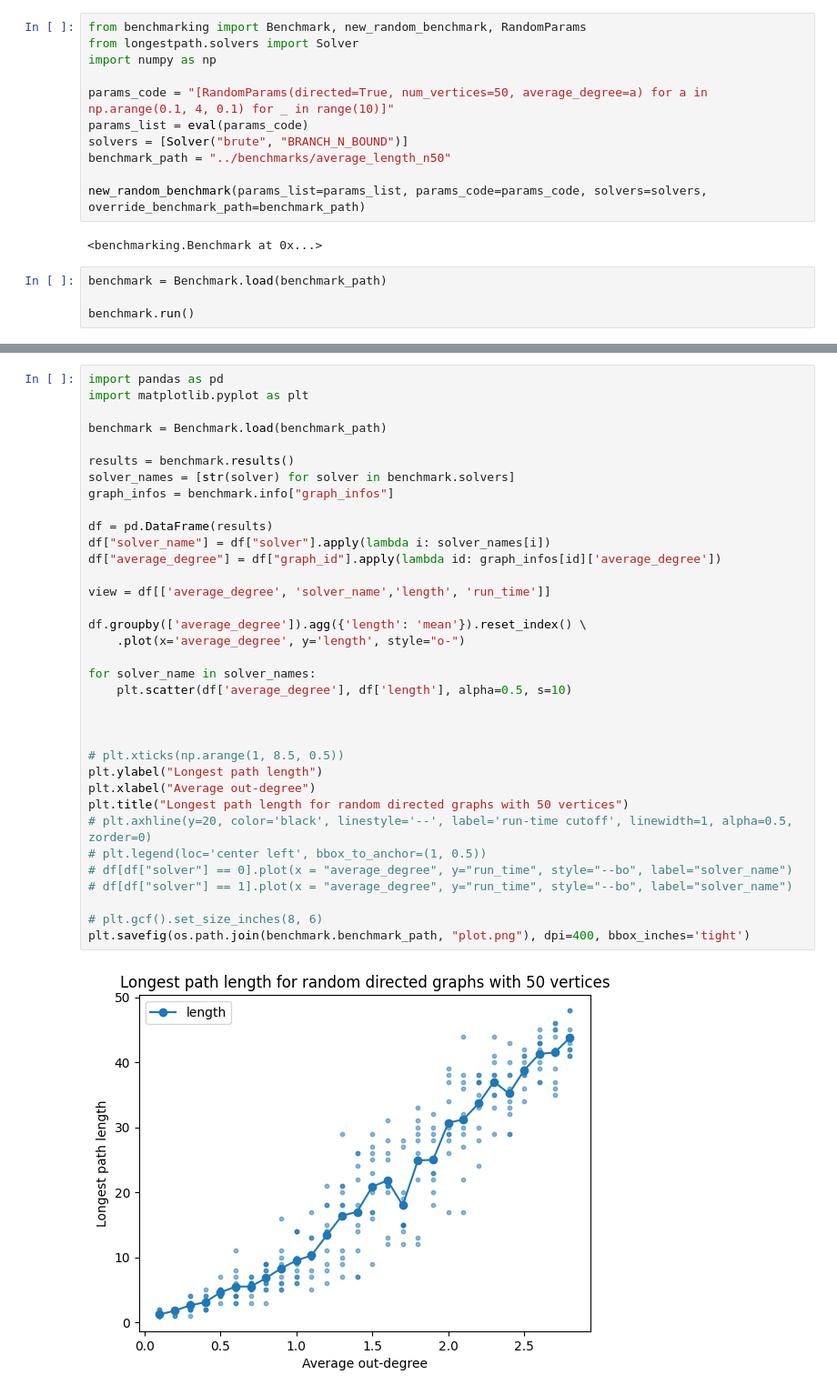
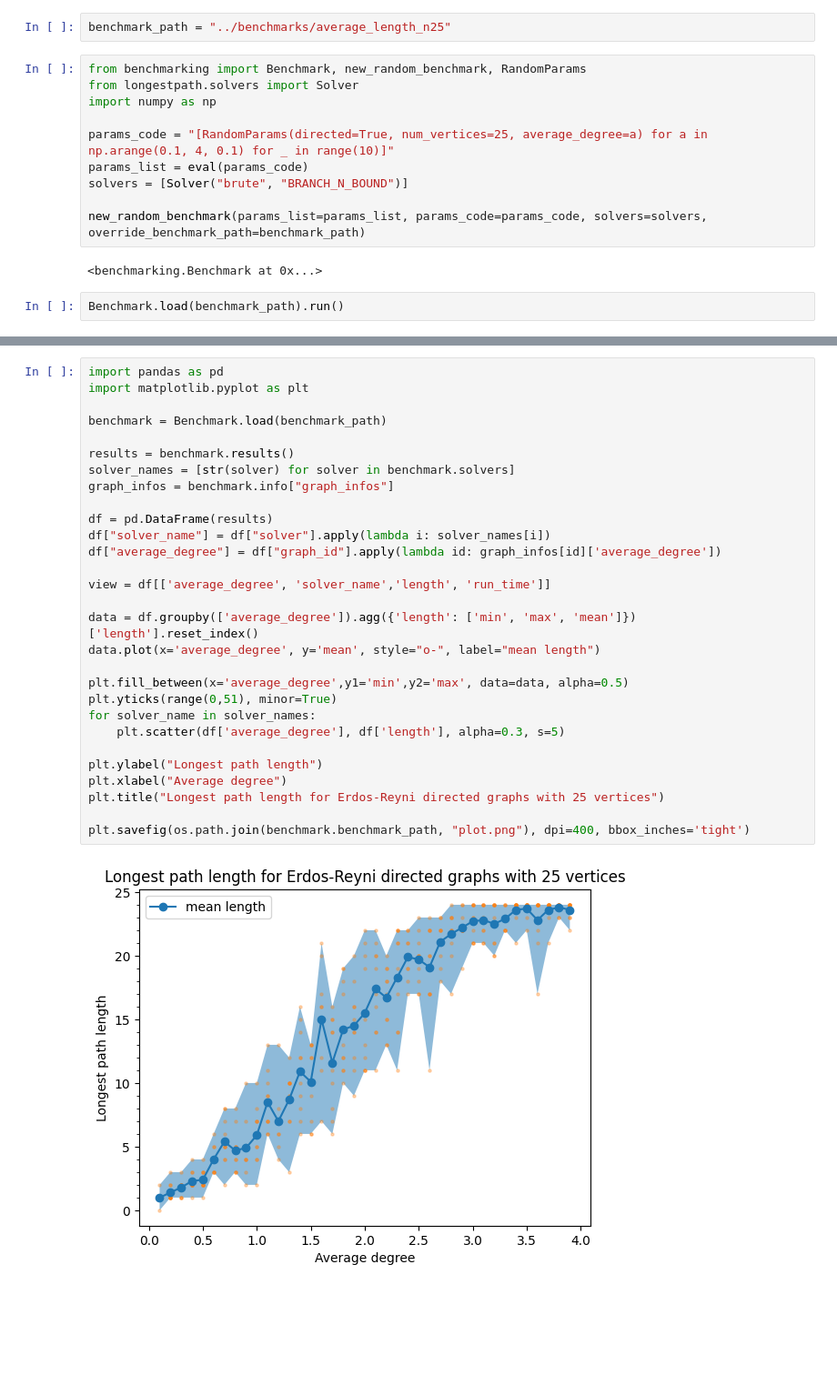
Before and after one commit to blinkybool/LongestPath, a Jupyter notebook: notebooks/average_length.ipynb, the cells around one changed output, grey strips where cells are left out. Shown at 91% size. Saved outputs shown, nothing was run; the diff lists cells and outputs as text; blank space fills up the shorter version.

```diff
--- a/notebooks/average_length.ipynb
+++ b/notebooks/average_length.ipynb
@@ -7,22 +7,21 @@ import sys
 top_level_path = os.path.abspath(os.path.join('..'))
 if top_level_path not in sys.path:
 	sys.path.append(top_level_path)
+# %%
+benchmark_path = "../benchmarks/average_length_n25"
 # %%
 from benchmarking import Benchmark, new_random_benchmark, RandomParams
 from longestpath.solvers import Solver
 import numpy as np
 
-params_code = "[RandomParams(directed=True, num_vertices=50, average_degree=a) for a in np.arange(0.1, 4, 0.1) for _ in range(10)]"
+params_code = "[RandomParams(directed=True, num_vertices=25, average_degree=a) for a in np.arange(0.1, 4, 0.1) for _ in range(10)]"
 params_list = eval(params_code)
 solvers = [Solver("brute", "BRANCH_N_BOUND")]
-benchmark_path = "../benchmarks/average_length_n50"
 
 new_random_benchmark(params_list=params_list, params_code=params_code, solvers=solvers, override_benchmark_path=benchmark_path)
 # %% [output]
 <benchmarking.Benchmark at 0x...>
 # %%
-benchmark = Benchmark.load(benchmark_path)
-
-benchmark.run()
+Benchmark.load(benchmark_path).run()
 # %% [output]
 graph: 0.txt, solver: brute('BRANCH_N_BOUND') ... ✅
@@ -46,37 +44,31 @@ SystemExit: 130
 # %%
 import pandas as pd
 import matplotlib.pyplot as plt
 
 benchmark = Benchmark.load(benchmark_path)
 
 results = benchmark.results()
 solver_names = [str(solver) for solver in benchmark.solvers]
 graph_infos = benchmark.info["graph_infos"]
 
 df = pd.DataFrame(results)
 df["solver_name"] = df["solver"].apply(lambda i: solver_names[i])
 df["average_degree"] = df["graph_id"].apply(lambda id: graph_infos[id]['average_degree'])
 
 view = df[['average_degree', 'solver_name','length', 'run_time']]
 
-df.groupby(['average_degree']).agg({'length': 'mean'}).reset_index() \
-    .plot(x='average_degree', y='length', style="o-")
+data = df.groupby(['average_degree']).agg({'length': ['min', 'max', 'mean']})['length'].reset_index()
+data.plot(x='average_degree', y='mean', style="o-", label="mean length")
 
+plt.fill_between(x='average_degree',y1='min',y2='max', data=data, alpha=0.5)
+plt.yticks(range(0,51), minor=True)
 for solver_name in solver_names:
-    plt.scatter(df['average_degree'], df['length'], alpha=0.5, s=10)
+    plt.scatter(df['average_degree'], df['length'], alpha=0.3, s=5)
 
+plt.ylabel("Longest path length")
+plt.xlabel("Average degree")
+plt.title("Longest path length for Erdos-Reyni directed graphs with 25 vertices")
 
-
-# plt.xticks(np.arange(1, 8.5, 0.5))
-plt.ylabel("Longest path length")
-plt.xlabel("Average out-degree")
-plt.title("Longest path length for random directed graphs with 50 vertices")
-# plt.axhline(y=20, color='black', linestyle='--', label='run-time cutoff', linewidth=1, alpha=0.5, zorder=0)
-# plt.legend(loc='center left', bbox_to_anchor=(1, 0.5))
-# df[df["solver"] == 0].plot(x = "average_degree", y="run_time", style="--bo", label="solver_name")
-# df[df["solver"] == 1].plot(x = "average_degree", y="run_time", style="--bo", label="solver_name")
-
-# plt.gcf().set_size_inches(8, 6)
 plt.savefig(os.path.join(benchmark.benchmark_path, "plot.png"), dpi=400, bbox_inches='tight')
 # %% [output]
-[figure, old version]
+[figure, new version]
```
Also changed, not shown: parts of 2 cells of this notebook, 2 other files.
